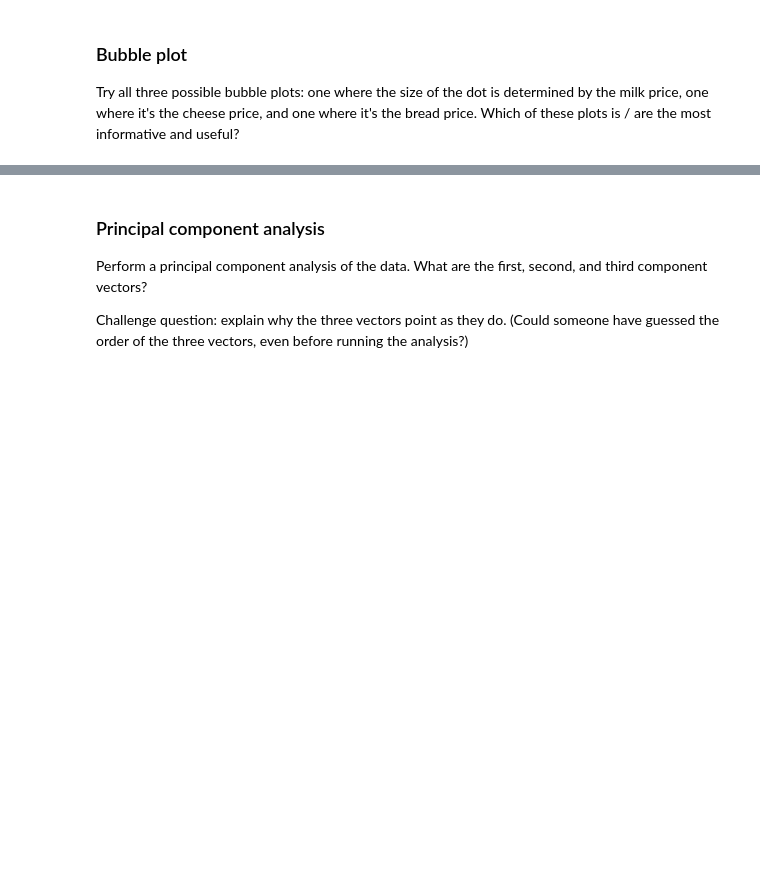
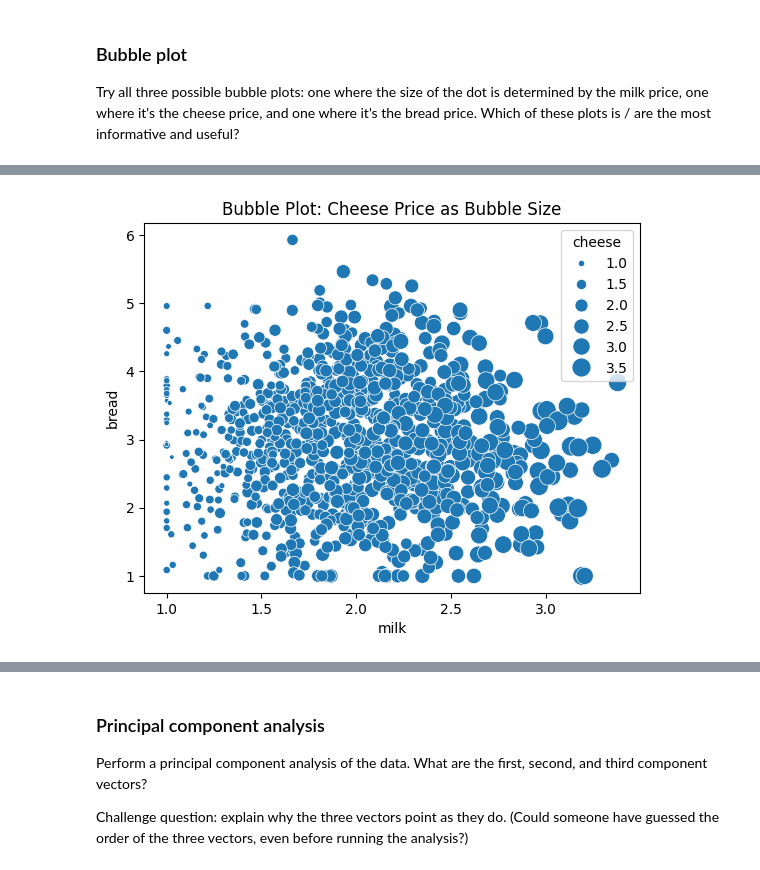
Before and after one commit to Rocking-Priya/2025-spring-B2, a Jupyter notebook: Week8.ipynb, the cells around one changed output, grey strips where cells are left out. Saved outputs shown, nothing was run; the diff lists cells and outputs as text; code cells hidden in the pictures; blank space fills up the shorter version.

```diff
--- a/Week8.ipynb
+++ b/Week8.ipynb
@@ -279,0 +300,6 @@ Try all three possible bubble plots: one where the size of the dot is determined
+# %%
+ax2 = sns.scatterplot(data=df3, x="milk", y="bread", size="cheese", sizes=(10, 200))
+ax2.set_title("Bubble Plot: Cheese Price as Bubble Size")
+plt.show()
+# %% [output]
+[figure, added]
```
Also changed, not shown: parts of 7 cells of this notebook.
